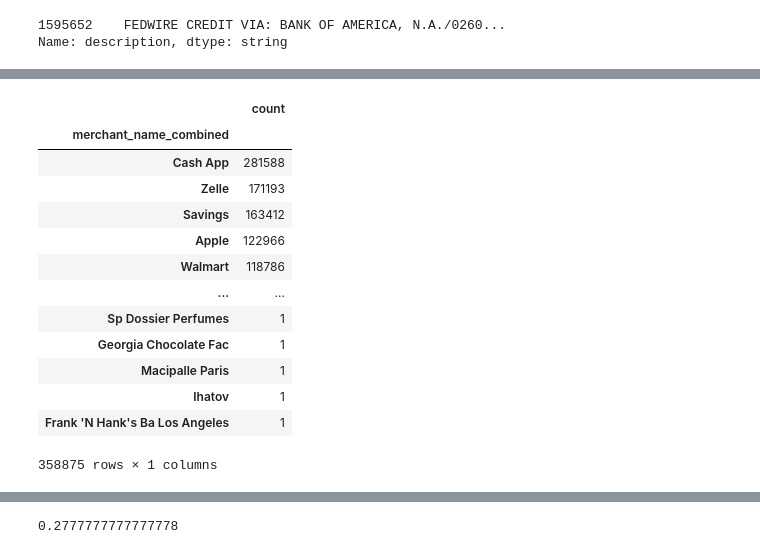
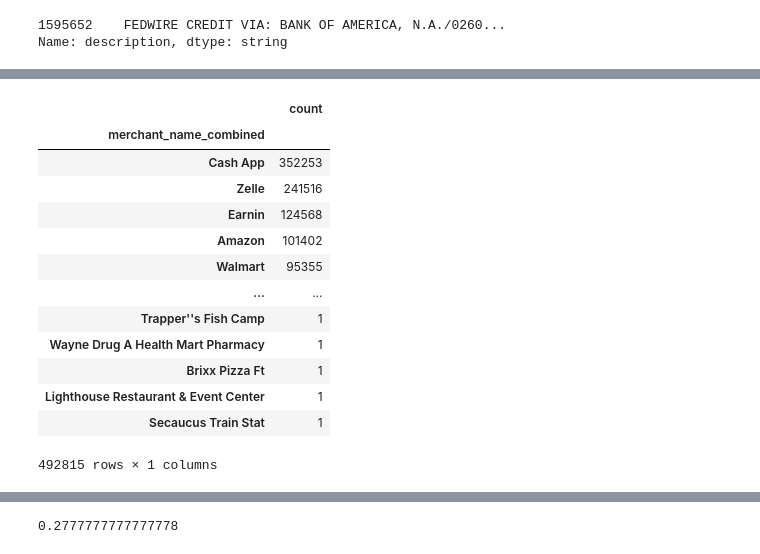
Before and after one commit to claracaste/exploration, a Jupyter notebook: MERCHANTS/data_pairs_creation_remote.ipynb, the cells around one changed output, grey strips where cells are left out. Drawn from its saved outputs; the diff is of its cells as text; code cells hidden in the pictures.

```diff
--- a/MERCHANTS/data_pairs_creation_remote.ipynb
+++ b/MERCHANTS/data_pairs_creation_remote.ipynb
@@ -161,15 +96,0 @@ df_data_raw.reset_index(drop=True, inplace=True)
-# %%
-df_data_raw['original_description_plaid_processed'] =  df_data_raw['original_description_plaid'].apply(lambda x: re.sub('\\\\+','\\\\',x))
-df_data_raw['original_description_plaid_processed'] =  df_data_raw['original_description_plaid_processed'].apply(lambda x: re.sub(r'\d{4,}', ' ', x))
-
-# #if there are 4 or more integers replace with a space
-# output_string = re.sub(r'\d{4,}', ' ', df_data_raw['sentence'][1000050])
-df_data_raw['original_description_plaid_processed'] =  df_data_raw['original_description_plaid_processed'].apply(lambda x: re.sub(' +',' ',x))
-# %%
-df_data_raw['str_amount'] = df_data_raw['amount'].apply(lambda x: str(x))
-df_data_raw['sentence'] = df_data_raw['original_description_plaid_processed'] + ' Channel: ' + df_data_raw['payment_channel_processed'] + '. Amount: ' + df_data_raw['str_amount']
-df_data_raw['sentence2'] = df_data_raw['original_description_plaid_processed'] +' Type: ' +df_data_raw['counterparty_type']+'. Channel: ' + df_data_raw['payment_channel_processed'] + '. Amount: ' + df_data_raw['str_amount']
-try:
-    df_data_raw.drop('str_amount', axis=1, inplace=True)
-except:
-    pass
@@ -178,3 +96,0 @@ except:
-# %%
-df_data_raw['len_sentence'] = df_data_raw['sentence'].apply(lambda x: len(x))
-df_data_raw['num_words'] = df_data_raw['sentence'].apply(lambda x: len(x.split(' ')))
@@ -318,2 +139,0 @@ Length: 358891, dtype: string
-# %%
-df_data_raw['merchant_name_combined_len'] = df_data_raw['merchant_name_combined'].apply(lambda x: len(x))
@@ -343,19 +140,19 @@ df_data.reset_index(drop=False)
 # %%
-df_merchant_volume = df_data['merchant_name_combined'].value_counts(dropna=False).to_frame()
+df_merchant_volume = df_data_raw['merchant_name_combined'].value_counts(dropna=False).to_frame()
 df_merchant_volume
 # %% [output]
 |  | count |
 | merchant_name_combined |  |
-| Cash App | 281588 |
-| Zelle | 171193 |
-| Savings | 163412 |
-| Apple | 122966 |
-| Walmart | 118786 |
+| Cash App | 352253 |
+| Zelle | 241516 |
+| Earnin | 124568 |
+| Amazon | 101402 |
+| Walmart | 95355 |
 | ... | ... |
-| Sp Dossier Perfumes | 1 |
-| Georgia Chocolate Fac | 1 |
-| Macipalle Paris | 1 |
-| Ihatov | 1 |
-| Frank 'N Hank's Ba Los Angeles | 1 |
+| Trapper''s Fish Camp | 1 |
+| Wayne Drug A Health Mart Pharmacy | 1 |
+| Brixx Pizza Ft | 1 |
+| Lighthouse Restaurant & Event Center | 1 |
+| Secaucus Train Stat | 1 |
-358875 rows × 1 columns
+492815 rows × 1 columns
 # %%
```
Also changed, not shown: parts of 48 cells of this notebook, 3 other files.
